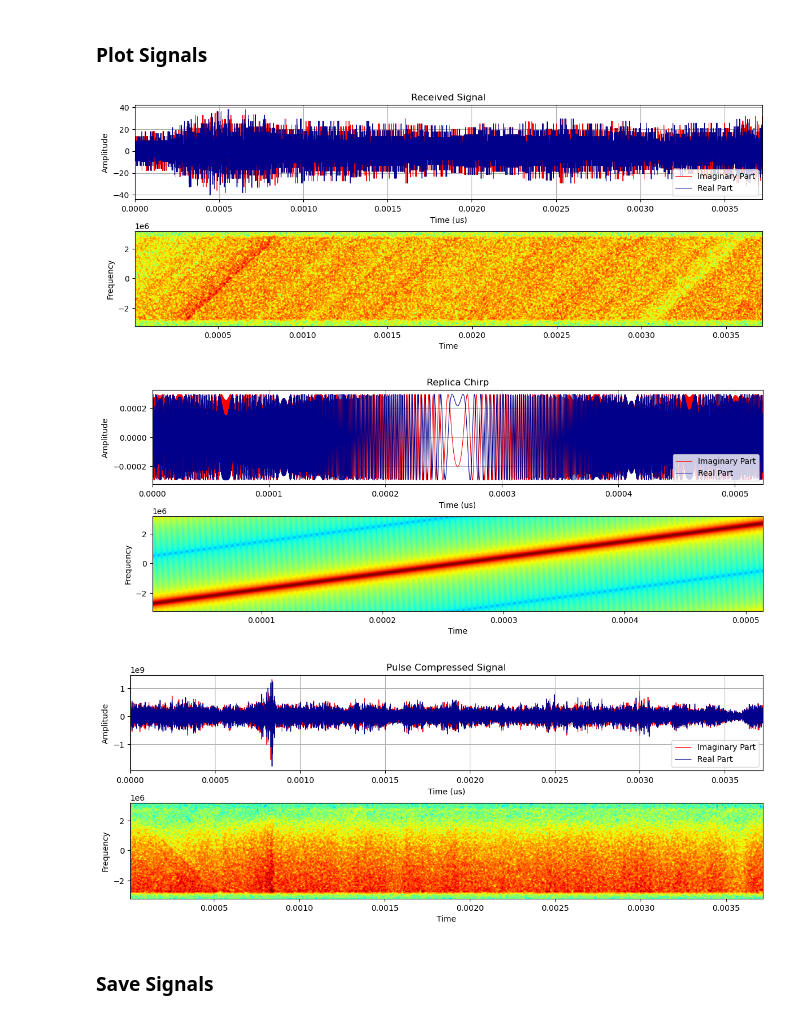
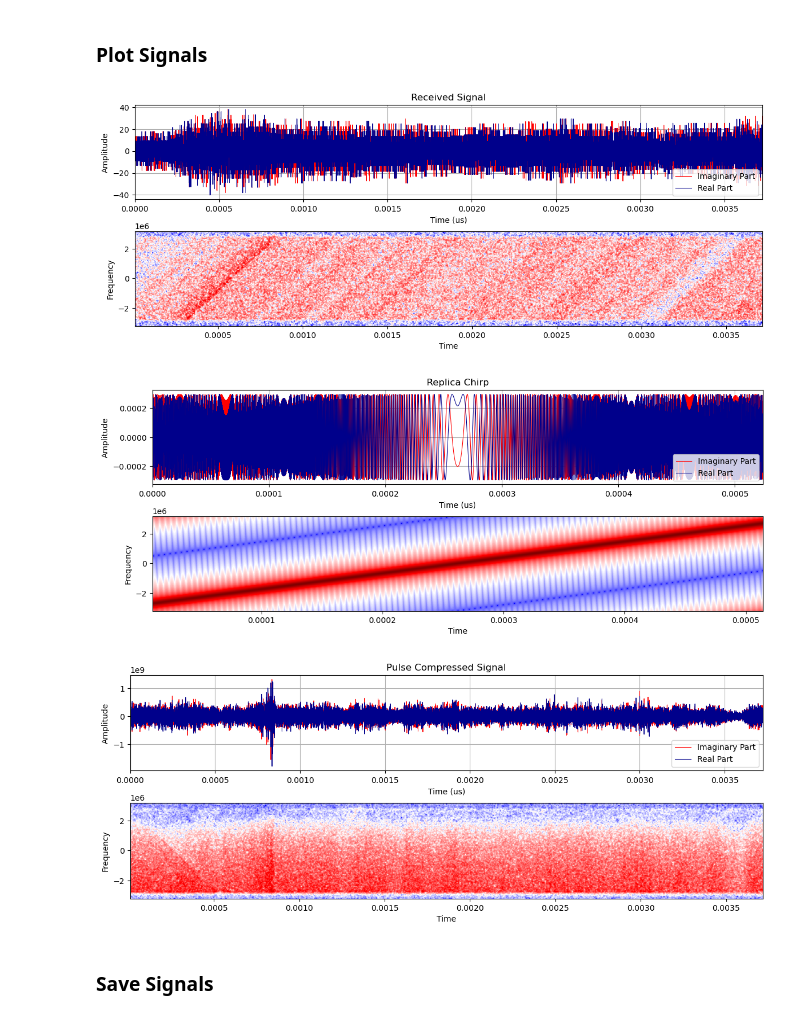
Before and after one commit to AndrewPlayer3/sar_processing, a Jupyter notebook: s1_level0/save_signals.ipynb, the cells around one changed output. Cells and saved outputs as stored; diff of their text form; code cells hidden in the pictures.

```diff
--- a/s1_level0/save_signals.ipynb
+++ b/s1_level0/save_signals.ipynb
@@ -33,9 +33,9 @@ def plot_signal_components(signal, start_time, end_time, scale=(None, None), fft
     ax1.grid(True)
     ax1.set_xlim([t[0], t[-1]])
     if scale is not None:
-        ax2.specgram(signal, NFFT=fft_size, Fs=sample_rate, noverlap=fft_size-1, cmap='jet', vmin=scale[0], vmax=scale[1])
+        ax2.specgram(signal, NFFT=fft_size, Fs=sample_rate, noverlap=fft_size-1, cmap='seismic', vmin=scale[0], vmax=scale[1])
     else:
-        ax2.specgram(signal, NFFT=fft_size, Fs=sample_rate, noverlap=fft_size-1, cmap='jet')
+        ax2.specgram(signal, NFFT=fft_size, Fs=sample_rate, noverlap=fft_size-1, cmap='seismic')
     ax2.set_xlabel("Time")
     ax2.set_ylabel("Frequency")
     plt.tight_layout()
@@ -133,15 +135,15 @@ sample_rate = signal.shape[0] / sampling_window_length
 # %%
-plot_signal_components(signal, 0, sampling_window_length, scale=(-110, -25), fft_size=fft_size, sample_rate=sample_rate, title="Received Signal")
+plot_signal_components(signal, 0, sampling_window_length, scale=(-100, -10), fft_size=fft_size, sample_rate=sample_rate, title="Received Signal")
 # %% [output]
-[figure, old version]
+[figure, new version]
 # %%
 plot_signal_components(replica, 0, pulse_length, fft_size=fft_size, sample_rate=(replica.shape[0]/pulse_length), title="Replica Chirp")
 # %% [output]
-[figure, old version]
+[figure, new version]
 # %%
-plot_signal_components(compressed, 0, sampling_window_length, scale=(10, 120), fft_size=fft_size, sample_rate=sample_rate, title="Pulse Compressed Signal")
+plot_signal_components(compressed, 0, sampling_window_length, scale=(0, 150), fft_size=fft_size, sample_rate=sample_rate, title="Pulse Compressed Signal")
 # %% [output]
-[figure, old version]
+[figure, new version]
 # %% [markdown]
 ### Save Signals
 # %%
```
Also changed, not shown: parts of 2 cells of this notebook.
